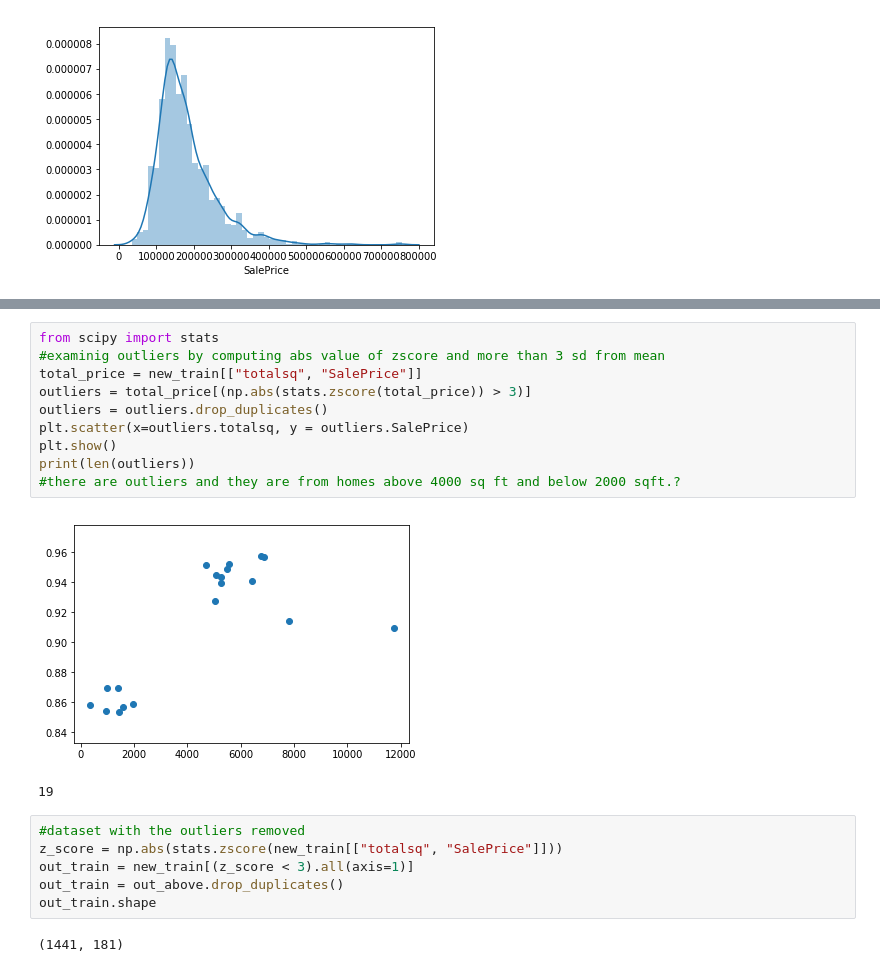
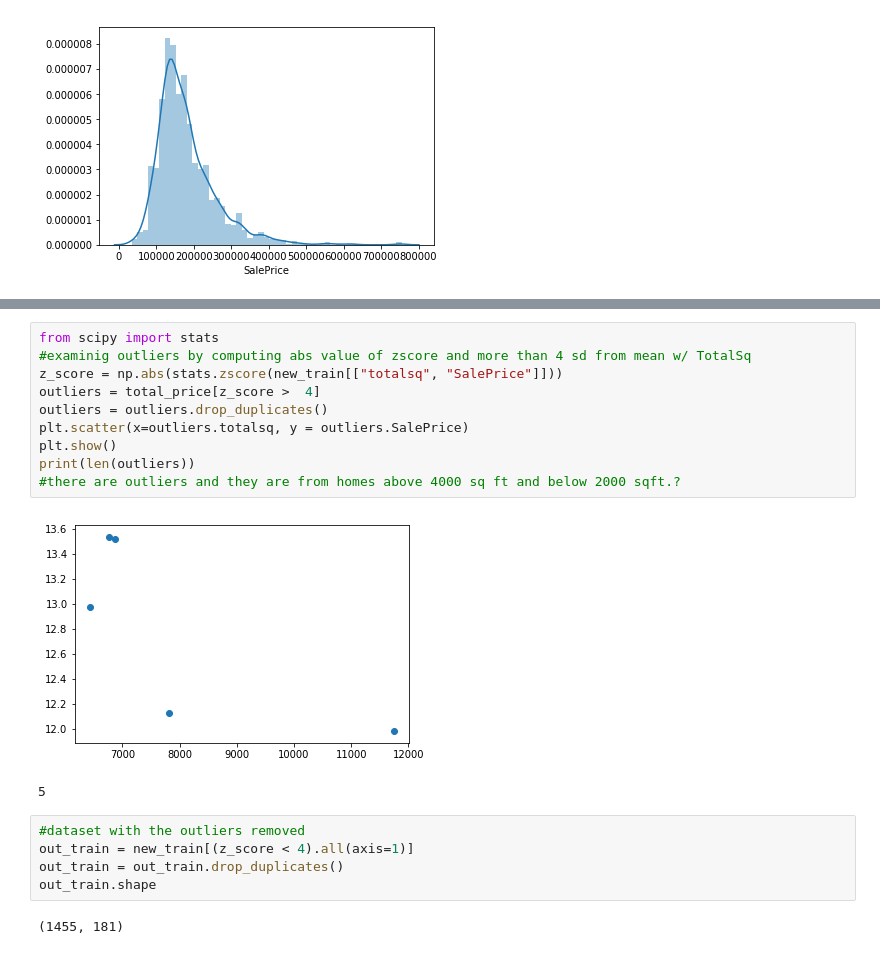
Before and after one commit to mjoy296/Machine-Learning-Project, a Jupyter notebook: CleanHousing.ipynb, the cells around one changed output, grey strips where cells are left out. Drawn from its saved outputs; the diff is of its cells as text.

```diff
--- a/CleanHousing.ipynb
+++ b/CleanHousing.ipynb
@@ -257,21 +257,20 @@ new_train.shape
 # %%
 from scipy import stats
-#examinig outliers by computing abs value of zscore and more than 3 sd from mean
-total_price = new_train[["totalsq", "SalePrice"]]
-outliers = total_price[(np.abs(stats.zscore(total_price)) > 3)]
+#examinig outliers by computing abs value of zscore and more than 4 sd from mean w/ TotalSq
+z_score = np.abs(stats.zscore(new_train[["totalsq", "SalePrice"]]))
+outliers = total_price[z_score >  4]
 outliers = outliers.drop_duplicates()
 plt.scatter(x=outliers.totalsq, y = outliers.SalePrice)
 plt.show()
 print(len(outliers))
 #there are outliers and they are from homes above 4000 sq ft and below 2000 sqft.?
 # %% [output]
-[figure, old version]
+[figure, new version]
-19
+5
 # %%
 #dataset with the outliers removed
-z_score = np.abs(stats.zscore(new_train[["totalsq", "SalePrice"]]))
-out_train = new_train[(z_score < 3).all(axis=1)]
-out_train = out_above.drop_duplicates()
+out_train = new_train[(z_score < 4).all(axis=1)]
+out_train = out_train.drop_duplicates()
 out_train.shape
 # %% [output]
-(1441, 181)
+(1455, 181)
```
Also changed, not shown: parts of 4 cells of this notebook.
